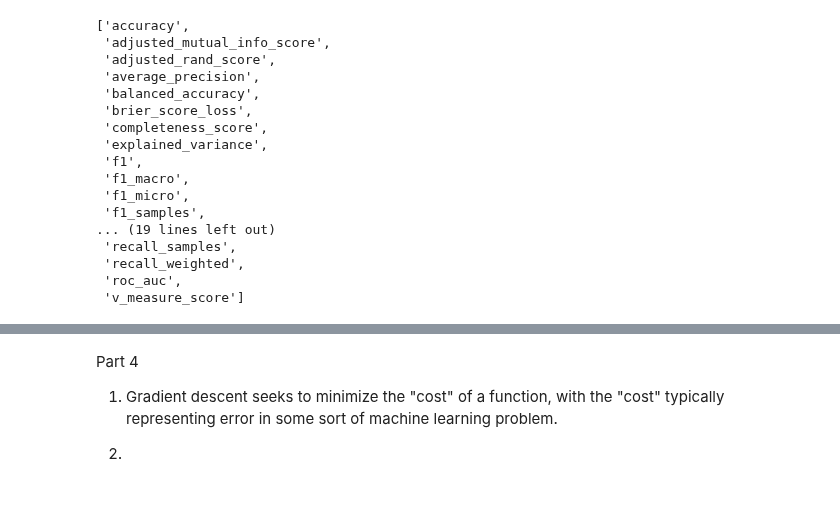
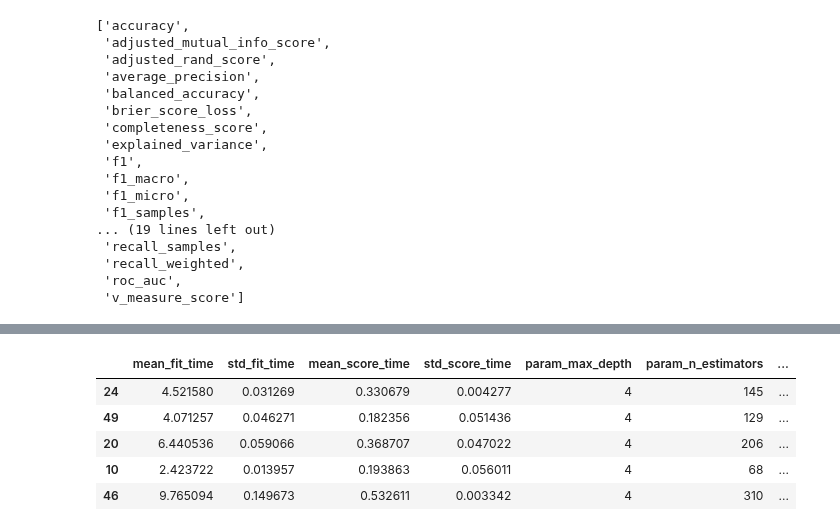
Before and after one commit to LambdaSchool/DS-Unit-2-Sprint-4-Practicing-Understanding, a Jupyter notebook: DS_Unit_2_Sprint_Challenge_4_Practicing_Understanding.ipynb, the cells around one changed output, grey strips where cells are left out. Cells and saved outputs as stored; diff of their text form; code cells hidden in the pictures; blank space fills up the shorter version.

```diff
--- a/DS_Unit_2_Sprint_Challenge_4_Practicing_Understanding.ipynb
+++ b/DS_Unit_2_Sprint_Challenge_4_Practicing_Understanding.ipynb
@@ -290,5 +393,9 @@ ValueError: ignored
-# %% [markdown]
-Part 4
-1. Gradient descent seeks to minimize the "cost" of a function, with the "cost" typically representing error in some sort of machine learning problem.
-
-2.
+# %%
+pd.DataFrame(search.cv_results_).sort_values(by='rank_test_score').head()
+# %% [output]
+|  | mean_fit_time | std_fit_time | mean_score_time | std_score_time | param_max_depth | param_n_estimators | ... |
+| 24 | 4.521580 | 0.031269 | 0.330679 | 0.004277 | 4 | 145 | ... |
+| 49 | 4.071257 | 0.046271 | 0.182356 | 0.051436 | 4 | 129 | ... |
+| 20 | 6.440536 | 0.059066 | 0.368707 | 0.047022 | 4 | 206 | ... |
+| 10 | 2.423722 | 0.013957 | 0.193863 | 0.056011 | 4 | 68 | ... |
+| 46 | 9.765094 | 0.149673 | 0.532611 | 0.003342 | 4 | 310 | ... |
```
Also changed, not shown: parts of 18 cells of this notebook.
